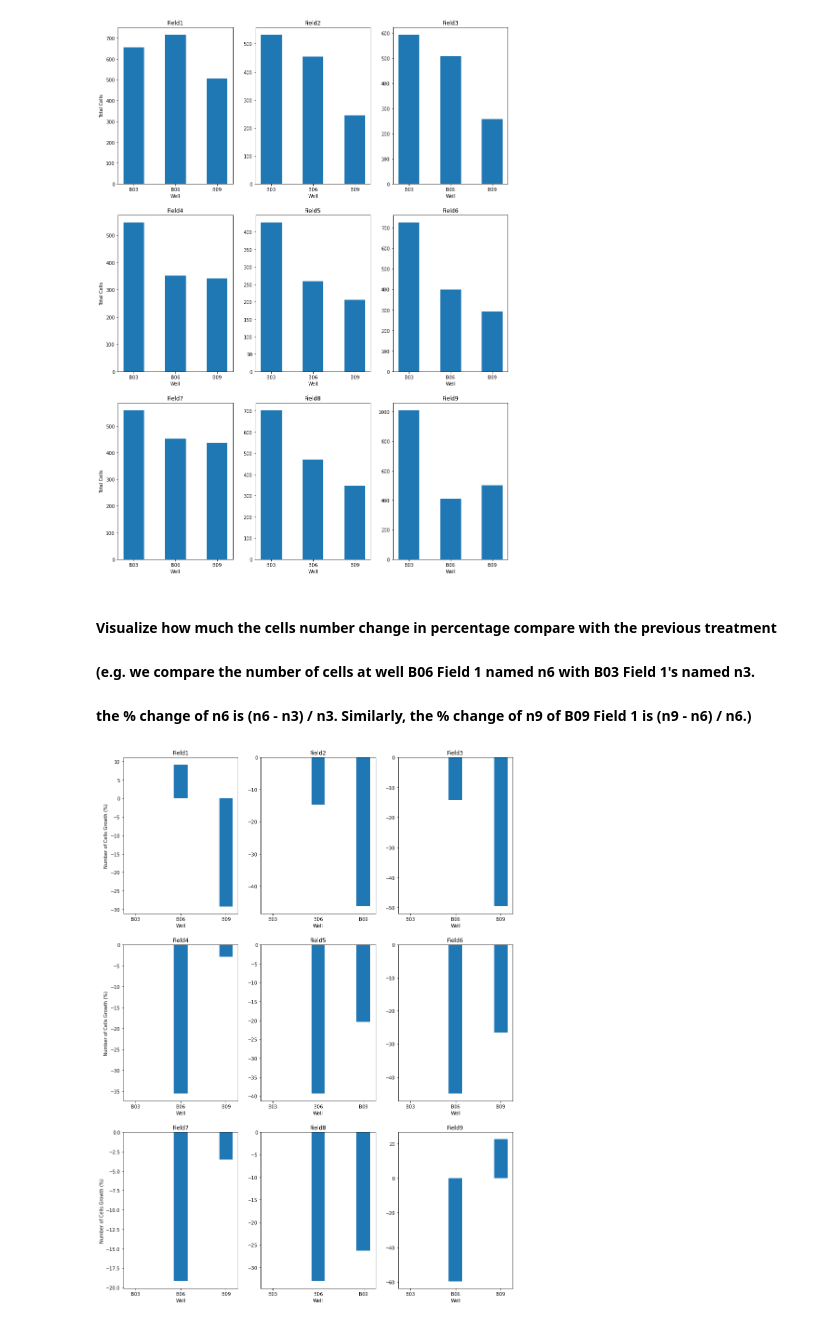
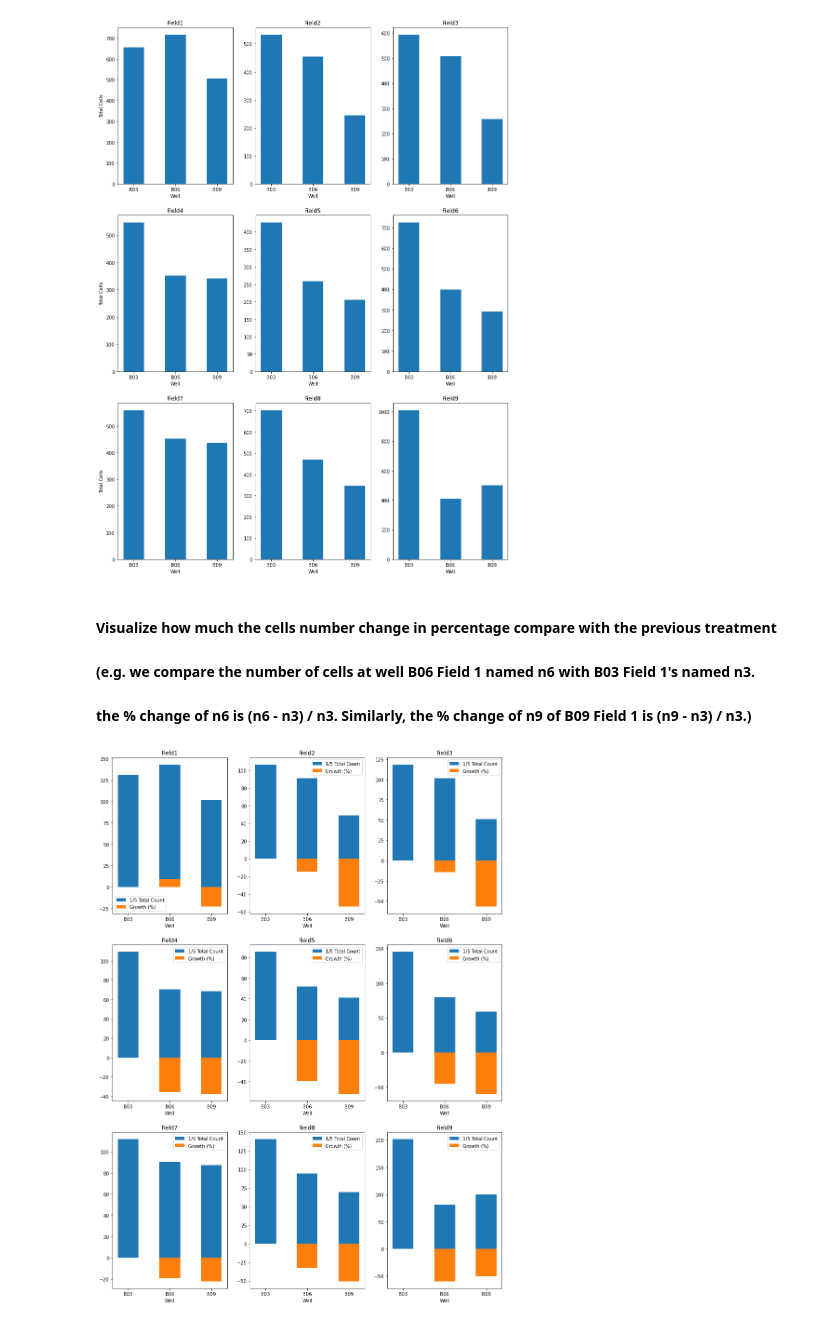
Before and after one commit to calldrj/cycIF, a Jupyter notebook: EDA_Cyto_Cells.ipynb, the cells around one changed output. Drawn from its saved outputs; the diff is of its cells as text; code cells hidden in the pictures.

Commit message:
analyze growth of cells across the fields

```diff
--- a/EDA_Cyto_Cells.ipynb
+++ b/EDA_Cyto_Cells.ipynb
@@ -115,29 +116,24 @@ plt.show()
 # %% [markdown]
 #### Visualize how much the cells number change in percentage compare with the previous treatment
 #### (e.g. we compare the number of cells at well B06 Field 1 named n6 with B03 Field 1's named n3.
-#### the % change of n6 is (n6 - n3) / n3. Similarly, the % change of n9 of B09 Field 1 is (n9 - n6) / n6.)
+#### the % change of n6 is (n6 - n3) / n3. Similarly, the % change of n9 of B09 Field 1 is (n9 - n3) / n3.)
 # %%
 fig, axes = plt.subplots(nrows=3, ncols=3)
 fig.set_size_inches(15, 21)
 
 for k in range(1, 10):
     df_T = df[df.Field == k].reset_index(drop=True)
 
     n = df_T.at[0, 'Total Cells']
-    P = [0.0]
-    for j in [1, 2]:
-        P.append((df_T.at[j, 'Total Cells'] - n) / n * 100)
-        n = df_T.at[j, 'Total Cells']
-
-    df_T['# Cells Growth Per.'] = P
+    df_T['# Cells Growth Per.'] = [(df_T.at[j, 'Total Cells'] - n) / n * 100 for j in range(3)]
 
     ax = axes[(k - 1) // 3][(k - 1) % 3]
-    ax.bar(df_T['Well'], df_T['# Cells Growth Per.'], width=0.3)
-    if (k - 1) % 3 == 0:
-        ax.set_ylabel('Number of Cells Growth (%)')
+    ax.bar(df_T['Well'], df_T['Total Cells'] / 5, label='1/5 Total Count', width=0.5)
+    ax.bar(df_T['Well'], df_T['# Cells Growth Per.'], label='Growth (%)', width=0.5)
     ax.set_xlabel('Well')
     ax.set_title('Field{}'.format(k))
+    ax.legend()
 
 plt.show()
 # %% [output]
-[figure, old version]
+[figure, new version]
```
Also changed, not shown: parts of 1 cell of this notebook.
